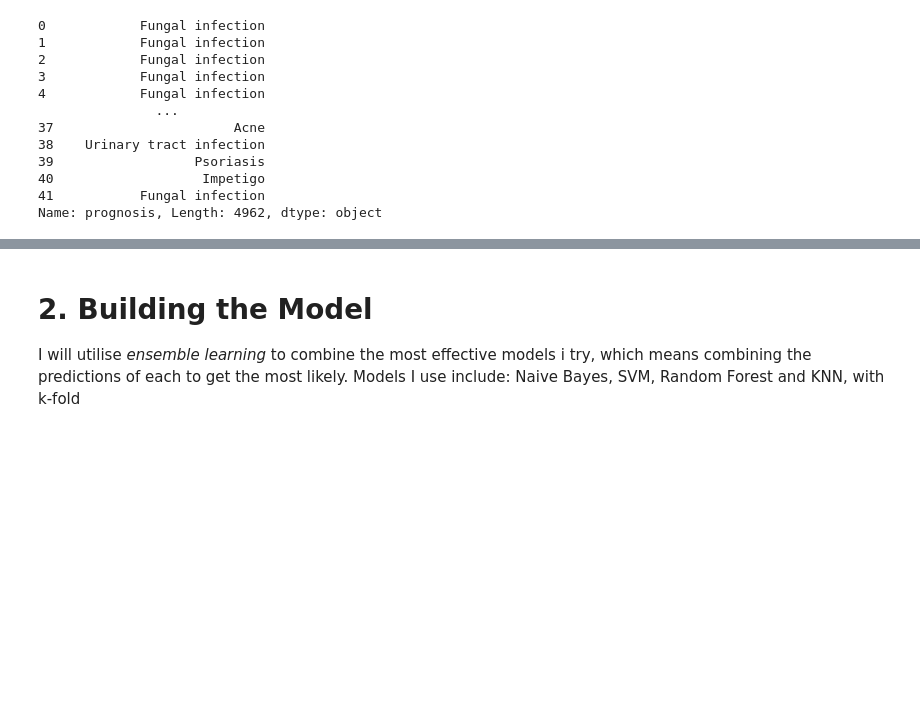
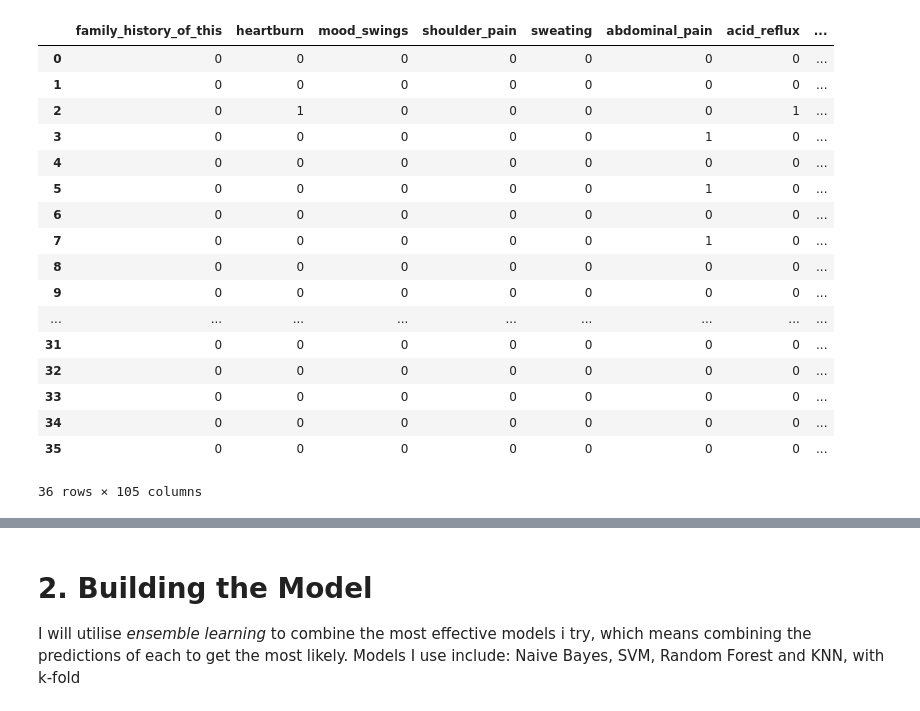
Before and after one commit to cegavix/Virtual-Doctors-Chatbot, a Jupyter notebook: Templated_based_Chatbot/create_diagnosis_model.ipynb, the cells around one changed output, grey strips where cells are left out. Saved outputs shown, nothing was run; the diff lists cells and outputs as text; code cells hidden in the pictures; blank space fills up the shorter version.

```diff
--- a/Templated_based_Chatbot/create_diagnosis_model.ipynb
+++ b/Templated_based_Chatbot/create_diagnosis_model.ipynb
@@ -61,27 +113,35 @@ Name: count, dtype: int64
 # %%
+df = pd.read_csv('Datasets/custom_training_encoded.csv')
+df
 # Turn all x into booleans and get y
-X = dataframe.iloc[:, :-1].astype(bool)
-y_names = dataframe['prognosis']
-print(y_names)
+X = df.iloc[:,5:]
+y_names = df['prognosis'].drop_duplicates()
 y = LabelEncoder().fit_transform(y_names)
 
 # Make key for use later, in chatbot.
-df = pd.DataFrame({"disease_name": y_names, "label": y})
+dataframe = pd.DataFrame({"disease_name": y_names, "label": y})
 
-# df.drop_duplicates().to_csv('disease_key.csv', index=False)
+dataframe.to_csv('disease_key.csv', index=False)
+X
 # %% [output]
+|  | family_history_of_this | heartburn | mood_swings | shoulder_pain | sweating | abdominal_pain | acid_reflux | ... |
+| 0 | 0 | 0 | 0 | 0 | 0 | 0 | 0 | ... |
+| 1 | 0 | 0 | 0 | 0 | 0 | 0 | 0 | ... |
+| 2 | 0 | 1 | 0 | 0 | 0 | 0 | 1 | ... |
+| 3 | 0 | 0 | 0 | 0 | 0 | 1 | 0 | ... |
+| 4 | 0 | 0 | 0 | 0 | 0 | 0 | 0 | ... |
+| 5 | 0 | 0 | 0 | 0 | 0 | 1 | 0 | ... |
+| 6 | 0 | 0 | 0 | 0 | 0 | 0 | 0 | ... |
+| 7 | 0 | 0 | 0 | 0 | 0 | 1 | 0 | ... |
+| 8 | 0 | 0 | 0 | 0 | 0 | 0 | 0 | ... |
+| 9 | 0 | 0 | 0 | 0 | 0 | 0 | 0 | ... |
+| ... | ... | ... | ... | ... | ... | ... | ... | ... |
+| 31 | 0 | 0 | 0 | 0 | 0 | 0 | 0 | ... |
+| 32 | 0 | 0 | 0 | 0 | 0 | 0 | 0 | ... |
+| 33 | 0 | 0 | 0 | 0 | 0 | 0 | 0 | ... |
+| 34 | 0 | 0 | 0 | 0 | 0 | 0 | 0 | ... |
+| 35 | 0 | 0 | 0 | 0 | 0 | 0 | 0 | ... |
-0            Fungal infection
-1            Fungal infection
-2            Fungal infection
-3            Fungal infection
-4            Fungal infection
-               ...
-37                       Acne
-38    Urinary tract infection
-39                  Psoriasis
-40                   Impetigo
-41           Fungal infection
-Name: prognosis, Length: 4962, dtype: object
+36 rows × 105 columns
 # %%
 # 70-10-20 train val test split
 X_train, X_test, y_train, y_test = train_test_split(X, y, test_size=0.2, random_state=1)
```
Also changed, not shown: parts of 22 cells of this notebook, 25 other files.
